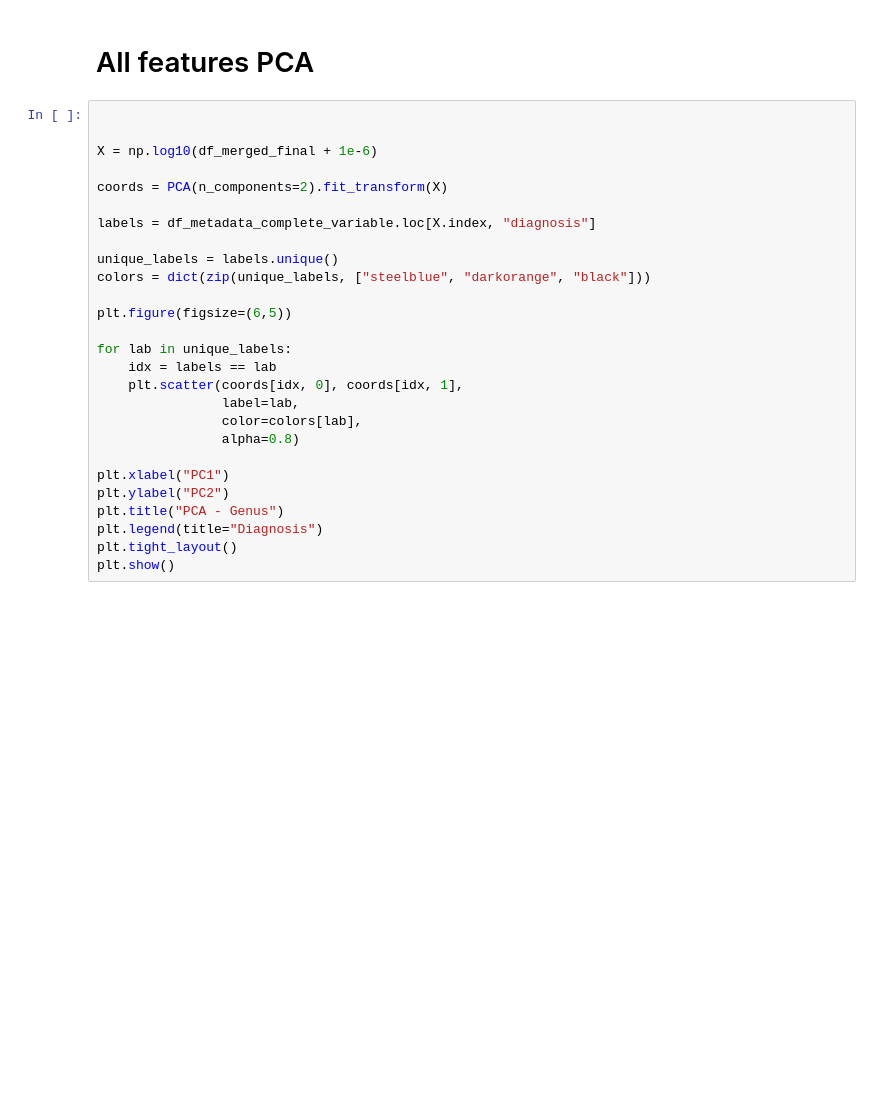
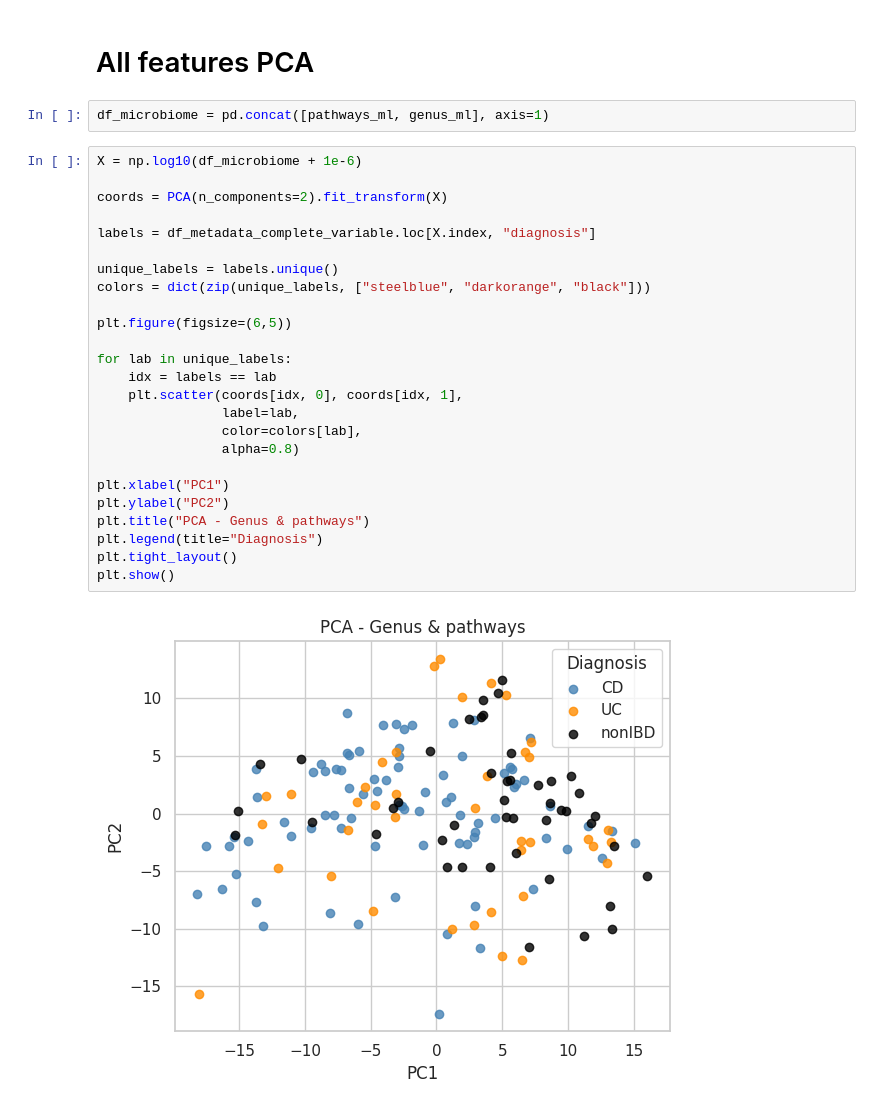
Before and after one commit to hector-ahg/predictive-microbiology-course, a Jupyter notebook: notebooks/04_microbiome_metadata_integration_and_multivariate_analysis.ipynb, the cells around one changed output. Saved outputs shown, nothing was run; the diff lists cells and outputs as text; blank space fills up the shorter version.

```diff
--- a/notebooks/04_microbiome_metadata_integration_and_multivariate_analysis.ipynb
+++ b/notebooks/04_microbiome_metadata_integration_and_multivariate_analysis.ipynb
@@ -373,29 +434,31 @@ plt.show()
 # %% [markdown]
 # All features PCA
+# %%
+df_microbiome = pd.concat([pathways_ml, genus_ml], axis=1)
 # %%
-
-
-X = np.log10(df_merged_final + 1e-6)
+X = np.log10(df_microbiome + 1e-6)
 
 coords = PCA(n_components=2).fit_transform(X)
 
 labels = df_metadata_complete_variable.loc[X.index, "diagnosis"]
 
 unique_labels = labels.unique()
 colors = dict(zip(unique_labels, ["steelblue", "darkorange", "black"]))
 
 plt.figure(figsize=(6,5))
 
 for lab in unique_labels:
     idx = labels == lab
     plt.scatter(coords[idx, 0], coords[idx, 1],
                 label=lab,
                 color=colors[lab],
                 alpha=0.8)
 
 plt.xlabel("PC1")
 plt.ylabel("PC2")
-plt.title("PCA - Genus")
+plt.title("PCA - Genus & pathways")
 plt.legend(title="Diagnosis")
 plt.tight_layout()
 plt.show()
+# %% [output]
+[figure, added]
```
Also changed, not shown: parts of 15 cells of this notebook.
